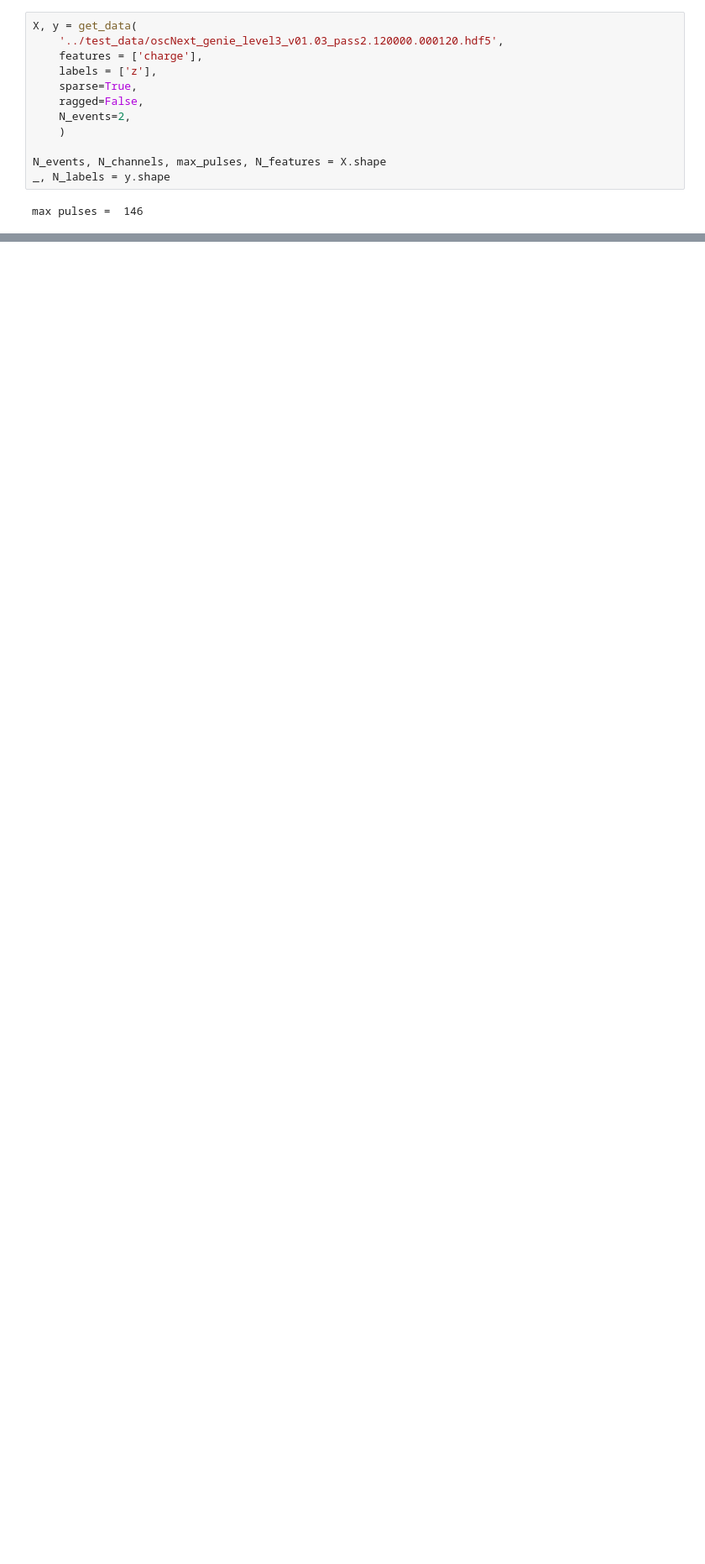
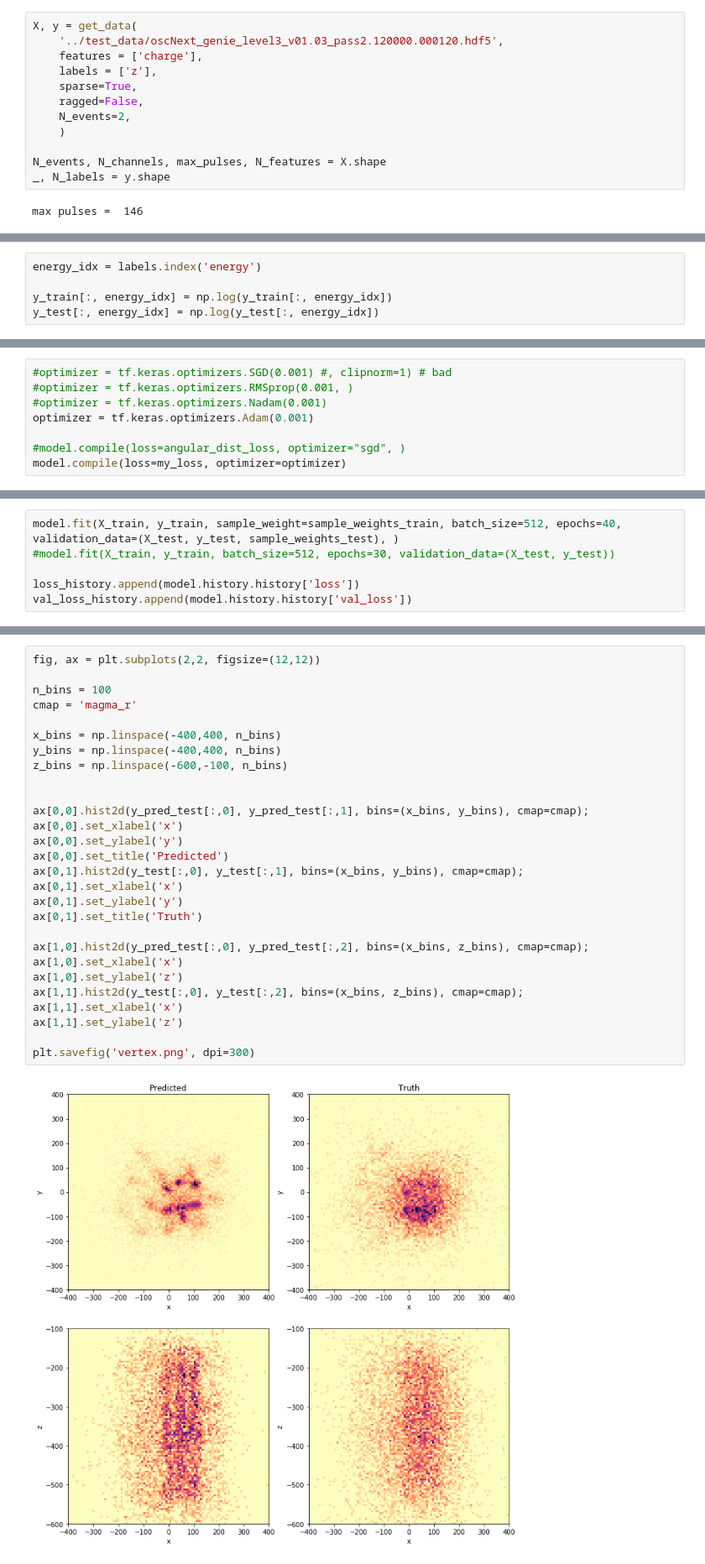
Before and after one commit to philippeller/IceNet, a Jupyter notebook: IceNet.ipynb, the cells around one changed output, grey strips where cells are left out. Shown at 84% size. Saved outputs shown, nothing was run; the diff lists cells and outputs as text; blank space fills up the shorter version.

```diff
--- a/IceNet.ipynb
+++ b/IceNet.ipynb
@@ -480,0 +274,5 @@ model.weights
+# %%
+energy_idx = labels.index('energy')
+
+y_train[:, energy_idx] = np.log(y_train[:, energy_idx])
+y_test[:, energy_idx] = np.log(y_test[:, energy_idx])
@@ -480,0 +360,8 @@ model.weights
+# %%
+#optimizer = tf.keras.optimizers.SGD(0.001) #, clipnorm=1) # bad
+#optimizer = tf.keras.optimizers.RMSprop(0.001, )
+#optimizer = tf.keras.optimizers.Nadam(0.001)
+optimizer = tf.keras.optimizers.Adam(0.001)
+
+#model.compile(loss=angular_dist_loss, optimizer="sgd", )
+model.compile(loss=my_loss, optimizer=optimizer)
@@ -480,0 +374,6 @@ model.weights
+# %%
+model.fit(X_train, y_train, sample_weight=sample_weights_train, batch_size=512, epochs=40, validation_data=(X_test, y_test, sample_weights_test), )
+#model.fit(X_train, y_train, batch_size=512, epochs=30, validation_data=(X_test, y_test))
+
+loss_history.append(model.history.history['loss'])
+val_loss_history.append(model.history.history['val_loss'])
@@ -480,0 +508,30 @@ model.weights
+# %%
+fig, ax = plt.subplots(2,2, figsize=(12,12))
+
+n_bins = 100
+cmap = 'magma_r'
+
+x_bins = np.linspace(-400,400, n_bins)
+y_bins = np.linspace(-400,400, n_bins)
+z_bins = np.linspace(-600,-100, n_bins)
+
+
+ax[0,0].hist2d(y_pred_test[:,0], y_pred_test[:,1], bins=(x_bins, y_bins), cmap=cmap);
+ax[0,0].set_xlabel('x')
+ax[0,0].set_ylabel('y')
+ax[0,0].set_title('Predicted')
+ax[0,1].hist2d(y_test[:,0], y_test[:,1], bins=(x_bins, y_bins), cmap=cmap);
+ax[0,1].set_xlabel('x')
+ax[0,1].set_ylabel('y')
+ax[0,1].set_title('Truth')
+
+ax[1,0].hist2d(y_pred_test[:,0], y_pred_test[:,2], bins=(x_bins, z_bins), cmap=cmap);
+ax[1,0].set_xlabel('x')
+ax[1,0].set_ylabel('z')
+ax[1,1].hist2d(y_test[:,0], y_test[:,2], bins=(x_bins, z_bins), cmap=cmap);
+ax[1,1].set_xlabel('x')
+ax[1,1].set_ylabel('z')
+
+plt.savefig('vertex.png', dpi=300)
+# %% [output]
+[figure, added]
```
Also changed, not shown: parts of 58 cells of this notebook.
